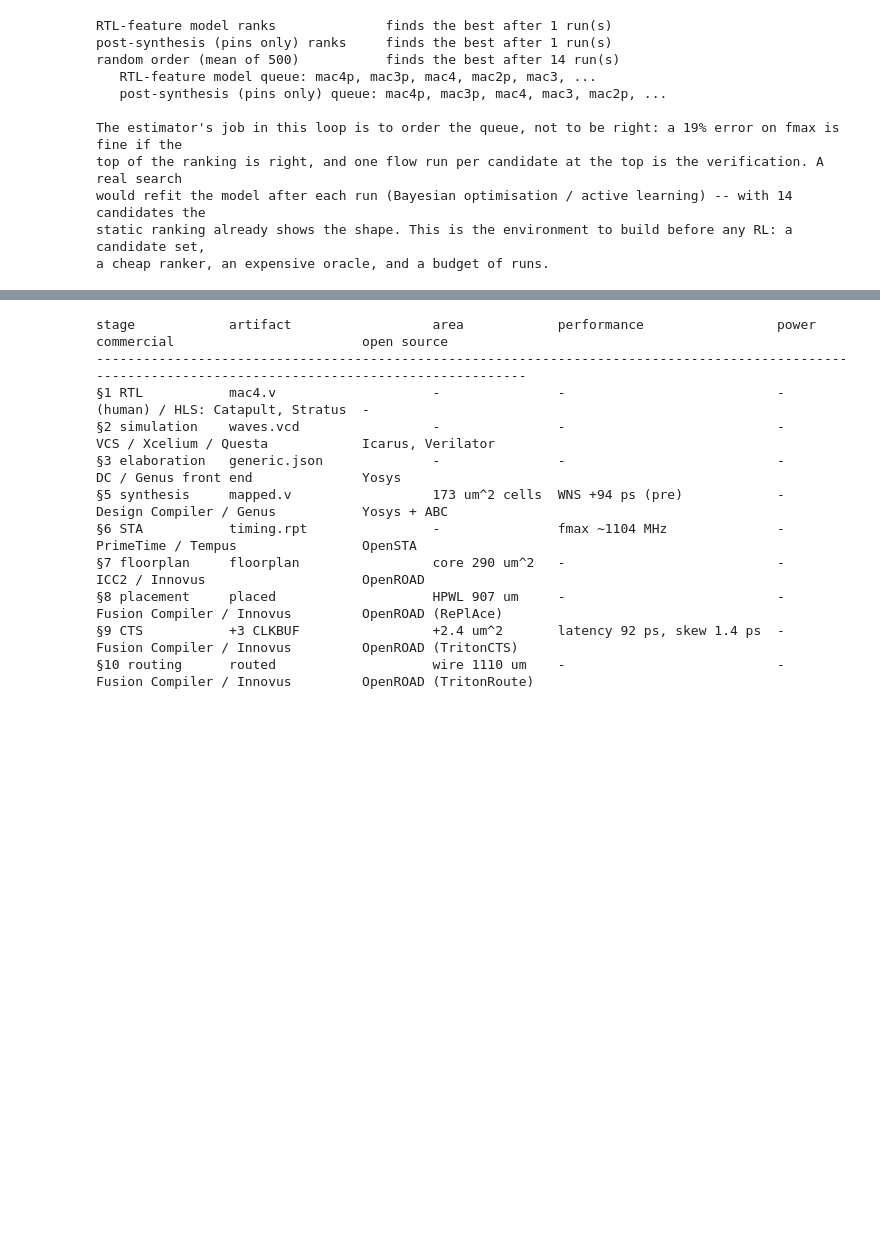
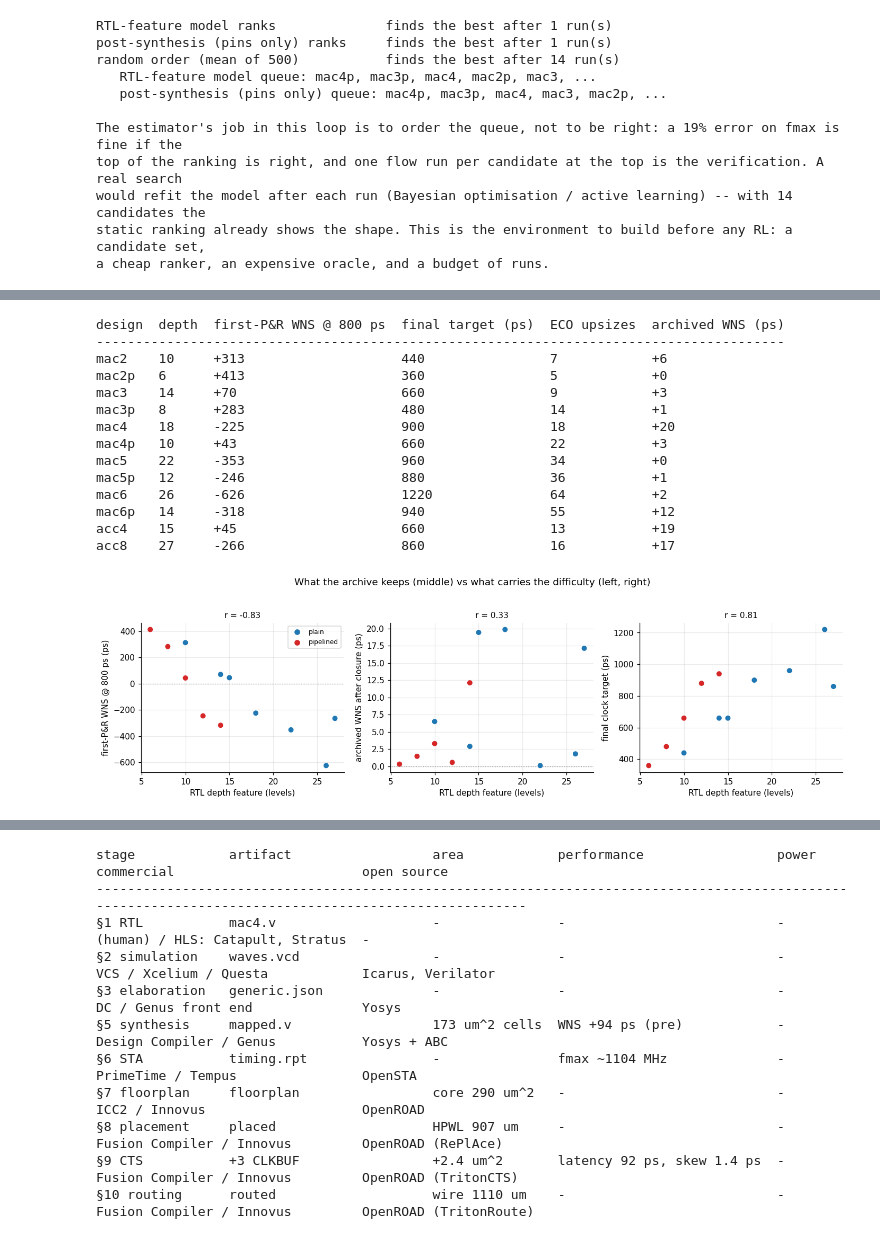
Before and after one commit to warmspringwinds/first-principles, a Jupyter notebook: Hardware/chip_design/rtl_to_gds_visualized.ipynb, the cells around one changed output, grey strips where cells are left out. Drawn from its saved outputs; the diff is of its cells as text; code cells hidden in the pictures; blank space fills up the shorter version.

```diff
--- a/Hardware/chip_design/rtl_to_gds_visualized.ipynb
+++ b/Hardware/chip_design/rtl_to_gds_visualized.ipynb
@@ -3353,0 +3466,75 @@ a cheap ranker, an expensive oracle, and a budget of runs.
+# %%
+# 17.2b  Censored labels: 'close' every design the way a project does with the two levers this flow has --
+# ECO sizing first; if that is not enough the target is loosened until it closes, and if it closes with slack
+# the target is tightened (the demo's proxy for area/leakage recovery) -- then look at what the archive keeps.
+T_ARCH = 0.80                                                               # ns: the lineage's original 1.25 GHz target
+grid = np.arange(0.30, 1.61, 0.02)                                          # ns: targets a project could settle on
+
+def close_design(d, T, max_rounds=6):
+    '''ECO-size the design at target T; return (WNS after ECOs in ps, number of upsizes).'''
+    nl_e = copy.deepcopy(d["nl"]); nl_e.lib = LIB
+    wc = {n: p["C_wire_fF"] for n, p in d["para"].items()}; wd = {n: p["wire_delay_ns"] for n, p in d["para"].items()}
+    sta, n_up = run_sta(nl_e, T, wire_cap_fF=wc, wire_delay_ns=wd, clock_arrival=d["clk_arr"]), 0
+    for _ in range(max_rounds):
+        if sta["wns"] >= 0:
+            break
+        changed = 0
+        for *_, inst in sta["path"]:
+            if inst in nl_e.cells and not nl_e.is_seq(inst) and upsize_type(nl_e.cells[inst]["type"]):
+                nl_e.cells[inst]["type"] = upsize_type(nl_e.cells[inst]["type"]); changed += 1
+        if not changed:
+            break
+        n_up += changed
+        sta = run_sta(nl_e, T, wire_cap_fF=wc, wire_delay_ns=wd, clock_arrival=d["clk_arr"])
+    return sta["wns"] * 1e3, n_up
+
+rows, first, closed, period, effort, depth_f = [], [], [], [], [], []
+for d, f in zip(DATASET, FEATS):
+    wns_first, _ = close_design(d, T_ARCH, max_rounds=0)                    # the first P&R snapshot at the original target
+    for T in grid:                                                          # tightest closable target: loosens failing designs, tightens passing ones
+        wns_c, n_up = close_design(d, T)
+        if wns_c >= 0:
+            break
+    first.append(wns_first); closed.append(wns_c); period.append(T * 1e3); effort.append(n_up); depth_f.append(f["depth_levels"])
+    rows.append([d["top"], f["depth_levels"], f"{wns_first:+.0f}", f"{T*1e3:.0f}", n_up, f"{wns_c:+.0f}"])
+show_table(["design", "depth", f"first-P&R WNS @ {T_ARCH*1e3:.0f} ps", "final target (ps)", "ECO upsizes", "archived WNS (ps)"], rows)
+
+first, closed, period, effort, depth_f = map(np.array, (first, closed, period, effort, depth_f))
+corr = lambda y: np.corrcoef(depth_f, y)[0, 1]
+fig, axes = plt.subplots(1, 3, figsize=(13, 3.8))
+for ax, y, lab in [(axes[0], first, f"first-P&R WNS @ {T_ARCH*1e3:.0f} ps (ps)"), (axes[1], closed, "archived WNS after closure (ps)"),
+                   (axes[2], period, "final clock target (ps)")]:
+    ax.scatter(depth_f, y, s=30, c=["#d62728" if p else "#1f77b4" for p in PIPE], zorder=3)
+    if "WNS" in lab:
+        ax.axhline(0, c="gray", lw=0.8, ls=":")
+    ax.set_xlabel("RTL depth feature (levels)"); ax.set_ylabel(lab); ax.set_title(f"r = {corr(y):.2f}", fontsize=10)
+axes[0].scatter([], [], c="#1f77b4", label="plain"); axes[0].scatter([], [], c="#d62728", label="pipelined"); axes[0].legend(fontsize=8)
+plt.suptitle("What the archive keeps (middle) vs what carries the difficulty (left, right)", y=1.03)
+plt.tight_layout(); plt.show()
+cells_ds = np.array([d["cells"] for d in DATASET])
+print(f"correlation of the RTL depth feature with: first-P&R WNS {corr(first):+.2f}, archived WNS {corr(closed):+.2f}, "
+      f"final target {corr(period):+.2f}, ECO effort {corr(effort):+.2f}.")
+print("Once every block has closed, the archived WNS is a small positive number for all of them -- the residual")
+print(f"of the 20 ps target grid -- and predicts nothing (r = {corr(closed):+.2f} at n = 12 is noise). The difficulty moved")
+print(f"into the target the project settled on (r = {corr(period):+.2f}). The ECO count is a weaker proxy here: our only")
+print(f"ECO is upsizing along the critical path, so the count scales with block size (r = {np.corrcoef(cells_ds, effort)[0,1]:.2f} with cell count)")
+print("and barely separates a design from its pipelined twin; a real archive's closure history -- spins,")
+print("re-pipelining commits, the accepted target -- carries more. That is why section 16 predicted fmax (the")
+print("achievable period) rather than WNS at a fixed target, and why the first P&R snapshot and the closure")
+print("history belong in the dataset next to the final report.")
+# %% [output]
+design  depth  first-P&R WNS @ 800 ps  final target (ps)  ECO upsizes  archived WNS (ps)
+----------------------------------------------------------------------------------------
+mac2    10     +313                    440                7            +6
+mac2p   6      +413                    360                5            +0
+mac3    14     +70                     660                9            +3
+mac3p   8      +283                    480                14           +1
+mac4    18     -225                    900                18           +20
+mac4p   10     +43                     660                22           +3
+mac5    22     -353                    960                34           +0
+mac5p   12     -246                    880                36           +1
+mac6    26     -626                    1220               64           +2
+mac6p   14     -318                    940                55           +12
+acc4    15     +45                     660                13           +19
+acc8    27     -266                    860                16           +17
+[figure, added]
```
Also changed, not shown: parts of 12 cells of this notebook, 23 other files.
